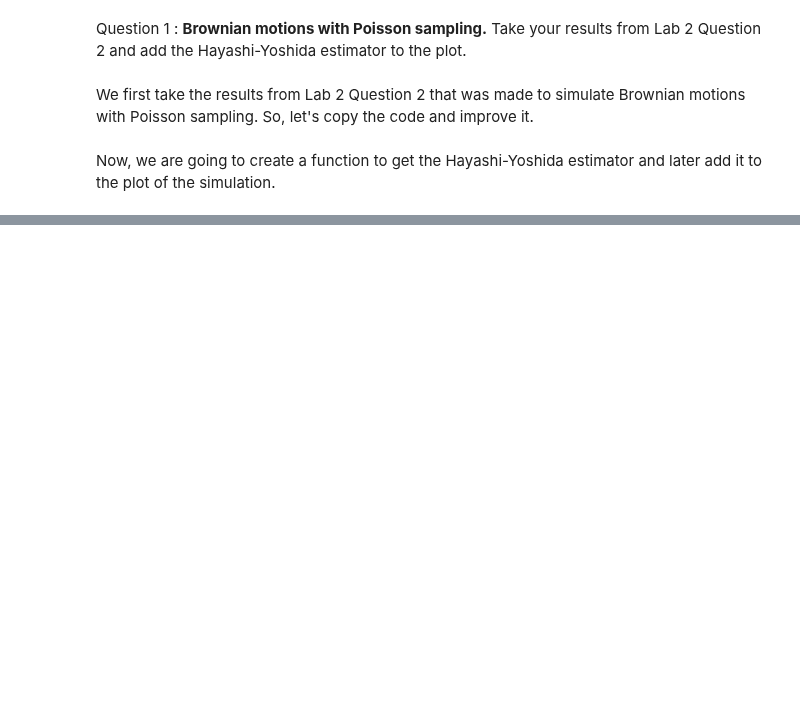
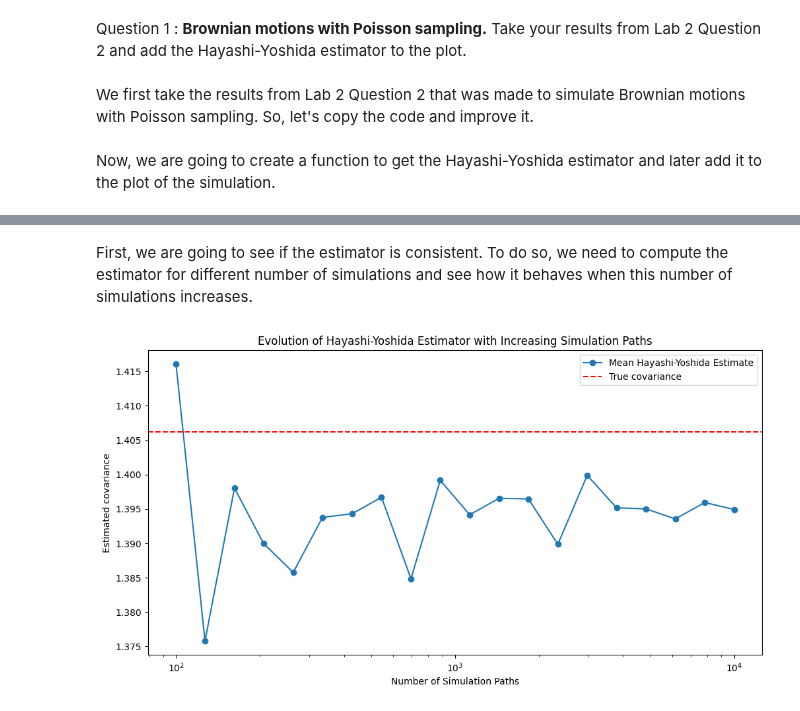
Before and after one commit to ethantrentin/High-Frequency-Data-Limit-Order-Books, a Jupyter notebook: DHF-LAB4-BOISTARD-ROCHE-TRENTIN.ipynb, the cells around one changed output, grey strips where cells are left out. Cells and saved outputs as stored; diff of their text form; code cells hidden in the pictures; blank space fills up the shorter version.

```diff
--- a/DHF-LAB4-BOISTARD-ROCHE-TRENTIN.ipynb
+++ b/DHF-LAB4-BOISTARD-ROCHE-TRENTIN.ipynb
@@ -154,0 +182,2 @@ simulation(T, n_paths, tau_values, mu_1, mu_2, sigma_1, sigma_2, rho)
+# %% [markdown]
+First, we are going to see if the estimator is consistent. To do so, we need to compute the estimator for different number of simulations and see how it behaves when this number of simulations increases.
@@ -154,0 +218,22 @@ simulation(T, n_paths, tau_values, mu_1, mu_2, sigma_1, sigma_2, rho)
+# %%
+def plot_consistency(estimates, n_paths_array, T, mu_1, mu_2, sigma_1, sigma_2, rho, name):
+    theoretical_cov = rho * sigma_1 * sigma_2 * T
+    theoretical_corr = rho
+    plt.figure(figsize=(12, 6))
+    plt.plot(n_paths_array, estimates, label='Mean Hayashi-Yoshida Estimate', marker='o')
+    if name == 'covariance':
+        plt.axhline(theoretical_cov, color='red', linestyle='--', label=f'True {name}')
+    elif name == 'correlation':
+        plt.axhline(theoretical_corr, color='red', linestyle='--', label=f'True {name}')
+    plt.xlabel('Number of Simulation Paths')
+    plt.xscale('log')
+    plt.ylabel(f'Estimated {name}')
+    plt.title('Evolution of Hayashi-Yoshida Estimator with Increasing Simulation Paths')
+    plt.legend()
+    plt.show()
+# %%
+n_paths_array = numpy.logspace(2, 4, 20, dtype=int)
+hy_covariance = simulate_hy_estimator(hayashi_yoshida_estimator, n_paths_array, T, mu_1, mu_2, sigma_1, sigma_2, rho)
+plot_consistency(hy_covariance, n_paths_array, T, mu_1, mu_2, sigma_1, sigma_2, rho, 'covariance')
+# %% [output]
+[figure, added]
```
Also changed, not shown: parts of 28 cells of this notebook.
